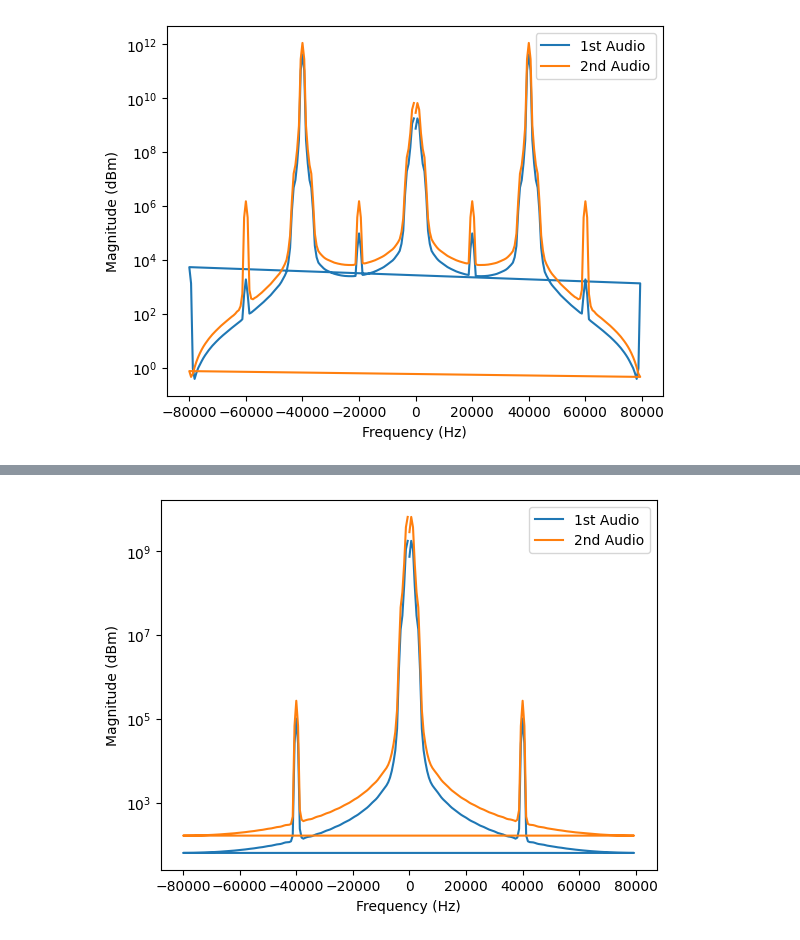
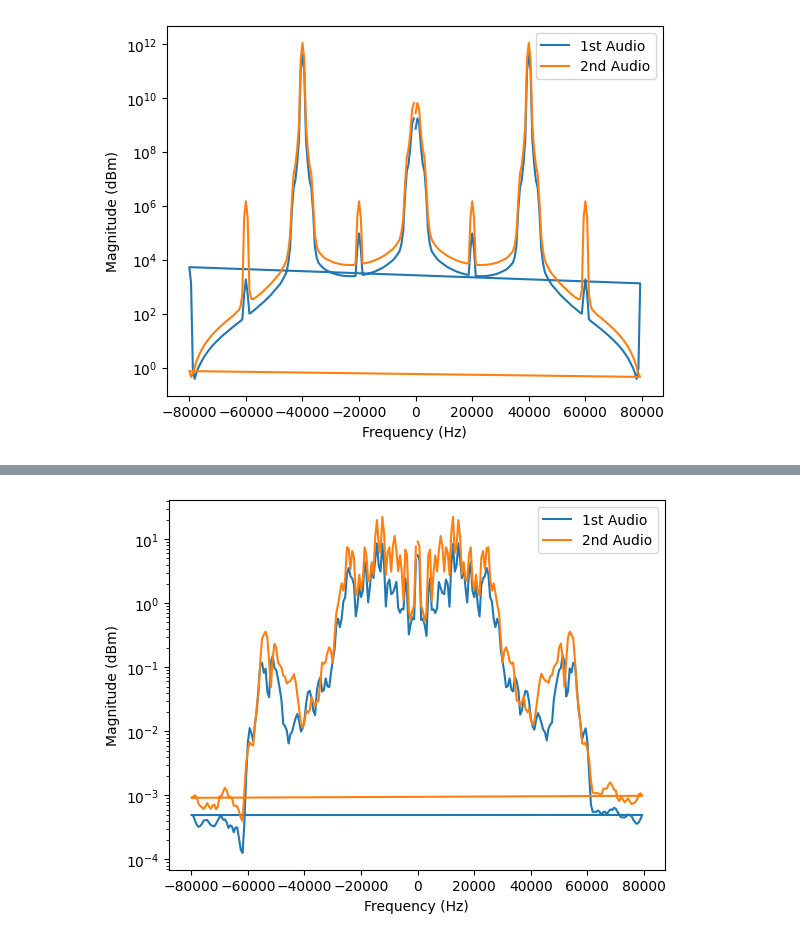
Before and after one commit to cleversonahum/digital_transmission_codes, a Jupyter notebook: codes/am-exercise-1.ipynb, the cells around one changed output, grey strips where cells are left out. Cells and saved outputs as stored; diff of their text form; code cells hidden in the pictures.

```diff
--- a/codes/am-exercise-1.ipynb
+++ b/codes/am-exercise-1.ipynb
@@ -382,3 +384,19 @@ plt.ylabel("Magnitude (dBm)")
 plt.show()
 # %% [output]
 [figure]
+# %%
+# Multiplying by 2 and applying downsampling as defined in the MATLAB instructions
+rbb1_downsample = downsample_prefilter(2*rbb1_squared, U)
+rbb1_downsample_remove_delay = rm_transient(rbb1_downsample, group_delay)
+rbb2_downsample = downsample_prefilter(2*rbb2_squared, U)
+rbb2_downsample_remove_delay = rm_transient(rbb2_downsample, group_delay)
+
+xf_rbb1_downsample_remove_delay, yf_rbb1_downsample_remove_delay = signal.welch(rbb1_downsample_remove_delay, Fs1, return_onesided=False)
+xf_rbb2_downsample_remove_delay, yf_rbb2_downsample_remove_delay = signal.welch(rbb2_downsample_remove_delay, Fs2, return_onesided=False)
+plt.figure()
+plt.semilogy(xf_rbb1_downsample_remove_delay, yf_rbb1_downsample_remove_delay, label="1st Audio")
+plt.semilogy(xf_rbb2_downsample_remove_delay, yf_rbb2_downsample_remove_delay, label="2nd Audio")
+plt.legend()
+plt.xlabel("Frequency (Hz)")
+plt.ylabel("Magnitude (dBm)")
+plt.show()
@@ -385,9 +405,9 @@ plt.show()
 # %%
-# Filtering the signal at baseband
-Foff = 4e3 # Filter cutoff frequency considering
+# Filtering the signal at baseband using the original Fs=8 kHz
+Foff = 3e3 # Filter cutoff frequency considering
 filter_taps = 101
-B_bb = signal.firwin(filter_taps, Foff, fs=Fs_tx, window = "hamming")
-w, h = signal.freqz(B_bb, fs=Fs_tx)
+B_bb = signal.firwin(filter_taps, Foff, fs=Fs1, window = "hamming")
+w, h = signal.freqz(B_bb, fs=Fs1)
 fig, ax1 = plt.subplots()
 ax1.set_title('Digital filter frequency response')
 ax1.plot(w, 20 * np.log10(abs(h)), 'b')
@@ -407,18 +427,18 @@ Group Delay:  50.0
 # %%
 # Now let's apply a baseband filter with $4$ kHz bandwidth (in baseband) to filter the copies
-# generated after the squaring process.
-rbb1_filtered = signal.lfilter(B_bb, 1, rbb1_squared)
-rbb1_filtered = rm_transient(rbb1_filtered, group_delay)
-rbb2_filtered = signal.lfilter(B_bb, 1, rbb2_squared)
-rbb2_filtered = rm_transient(rbb2_filtered, group_delay)
+# generated after the squaring process, and apply the squared root.
+rbb1_filtered = signal.lfilter(B_bb, 1, rbb1_downsample_remove_delay)
+rbb1_filtered = np.sqrt(rm_transient(rbb1_filtered, group_delay))
+rbb2_filtered = signal.lfilter(B_bb, 1, rbb2_downsample_remove_delay)
+rbb2_filtered = np.sqrt(rm_transient(rbb2_filtered, group_delay))
 xf_rbb1_filtered, yf_rbb1_filtered = signal.welch(rbb1_filtered, Fs_tx, return_onesided=False)
 xf_rbb2_filtered, yf_rbb2_filtered = signal.welch(rbb2_filtered, Fs_tx, return_onesided=False)
 plt.figure()
 plt.semilogy(xf_rbb1_filtered, yf_rbb1_filtered, label="1st Audio")
 plt.semilogy(xf_rbb2_filtered, yf_rbb2_filtered, label="2nd Audio")
 plt.legend()
 plt.xlabel("Frequency (Hz)")
 plt.ylabel("Magnitude (dBm)")
 plt.show()
 # %% [output]
-[figure, old version]
+[figure, new version]
```
Also changed, not shown: parts of 5 cells of this notebook, 2 other files.
